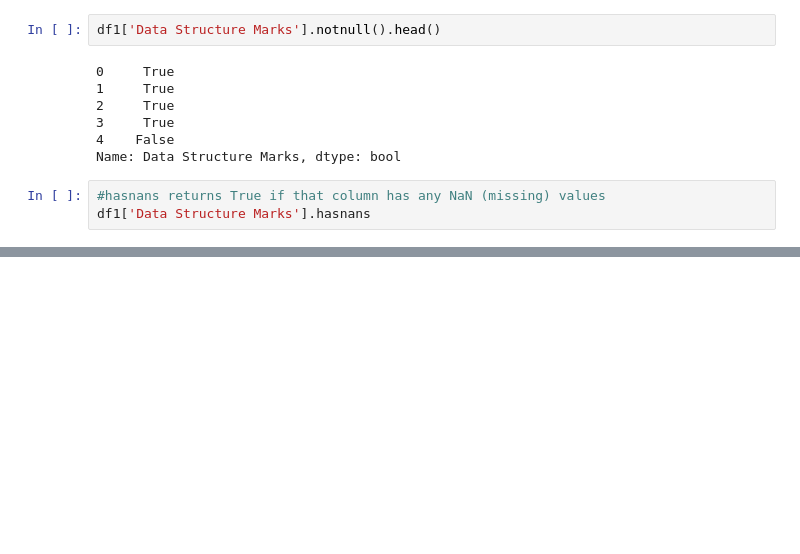
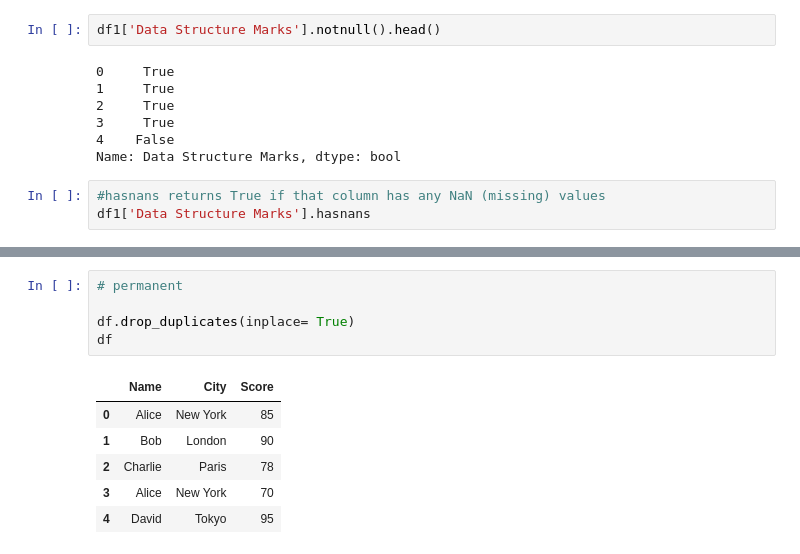
Before and after one commit to nafijur-rahaman/Data-Analysis-With-Python, a Jupyter notebook: Pandas/mani_panda.ipynb, the cells around one changed output, grey strips where cells are left out. Saved outputs shown, nothing was run; the diff lists cells and outputs as text; blank space fills up the shorter version.

```diff
--- a/Pandas/mani_panda.ipynb
+++ b/Pandas/mani_panda.ipynb
@@ -209,0 +245,12 @@ df1['Data Structure Marks'].hasnans
+# %%
+# permanent
+
+df.drop_duplicates(inplace= True)
+df
+# %% [output]
+|  | Name | City | Score |
+| 0 | Alice | New York | 85 |
+| 1 | Bob | London | 90 |
+| 2 | Charlie | Paris | 78 |
+| 3 | Alice | New York | 70 |
+| 4 | David | Tokyo | 95 |
```
Also changed, not shown: parts of 7 cells of this notebook.
